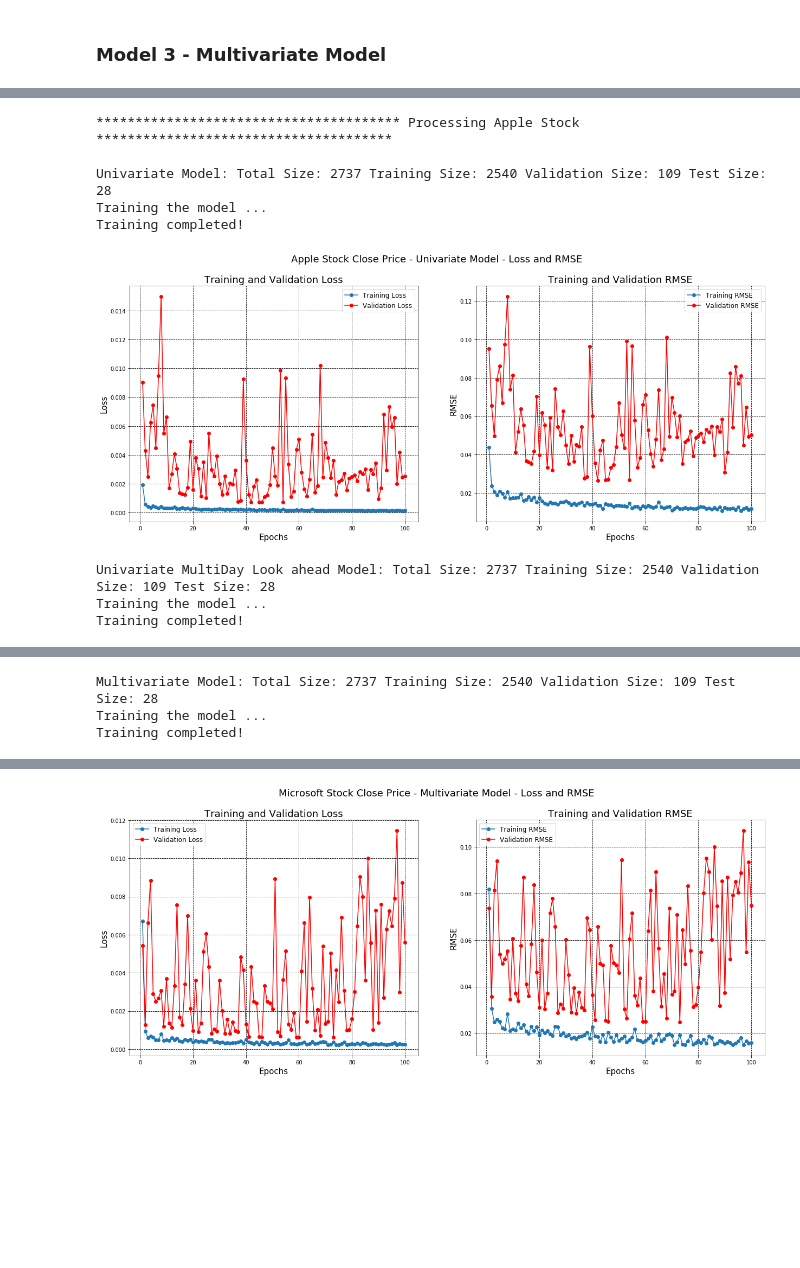
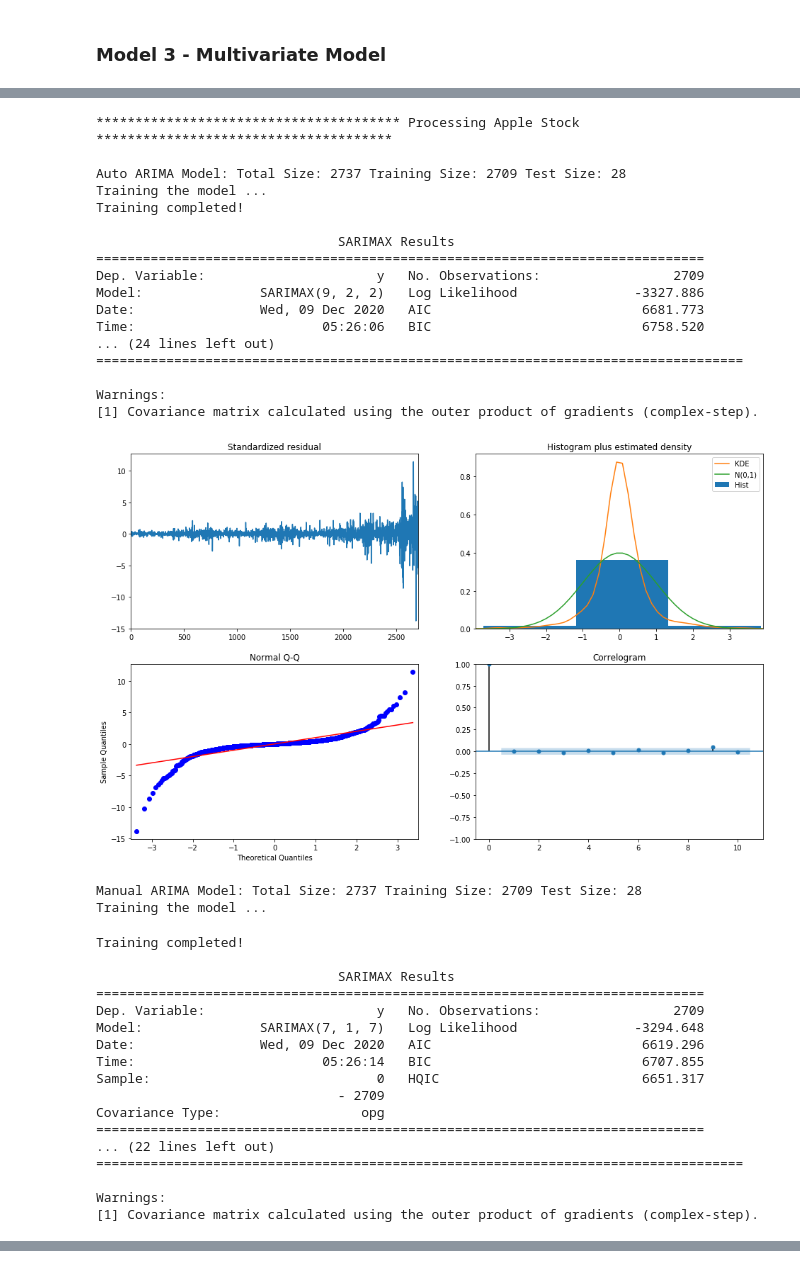
Before and after one commit to yyqian123/109A, a Jupyter notebook: cs109a_final_project.ipynb, the cells around one changed output, grey strips where cells are left out. Drawn from its saved outputs; the diff is of its cells as text; code cells hidden in the pictures; blank space fills up the shorter version.

```diff
--- a/cs109a_final_project.ipynb
+++ b/cs109a_final_project.ipynb
@@ -375,12 +615,12 @@ def univariate_model(df, scalers, security, price_type):
     test_size = total_size - total_training_size - validation_size
 
     # Print Training, Validation and Test Set Sizes
-    print("Univariate Model: Total Size:", total_size,
+    print("Univariate LSTM Model: Total Size:", total_size,
           "Training Size:", training_size, "Validation Size:", validation_size, "Test Size:", test_size)
 
     # Number of days to predict
     look_ahead = 1
-    title_prefix = security + " " + price_type + " Price - Univariate Model - "
+    title_prefix = security + " " + price_type + " Price - Univariate LSTM Model - "
 
     # Extract price and scaler for the price type
     price = df[[price_type]].values
@@ -438,7 +678,7 @@ def univariate_model(df, scalers, security, price_type):
     # Convert actual values to origianl scale
     actual = scaler.inverse_transform(test_labels.reshape(-1, 1))
 
-    return "Univariate", dates, actual, predictions, mean_squared_error(actual, predictions)
+    return "Univariate LSTM", dates, actual, predictions, mean_squared_error(actual, predictions)
 # %% [markdown]
 ### Model 2 - Univariate Multiday Look ahead Model
 # %%
@@ -451,12 +691,12 @@ def univariate_multiday_look_ahead_model(df, scalers, security, price_type):
     test_size = total_size - total_training_size - validation_size
 
     # Print Training, Validation and Test Set Sizes
-    print("Univariate MultiDay Look ahead Model: Total Size:", total_size,
+    print("\nUnivariate MultiDay Look ahead LSTM Model: Total Size:", total_size,
           "Training Size:", training_size, "Validation Size:", validation_size, "Test Size:", test_size)
 
     # Number of days to predict
     look_ahead = 3
-    title_prefix = security + " " + price_type + " Price - Univariate Multiday Look ahead Model - "
+    title_prefix = security + " " + price_type + " Price - Univariate Multiday Look ahead LSTM Model - "
 
     # Extract price and scaler for the price type
     price = df[[price_type]].values
@@ -519,7 +759,7 @@ def univariate_multiday_look_ahead_model(df, scalers, security, price_type):
     mse = np.empty(look_ahead)
 
     for i in range(look_ahead):
-        model_names[i] = "Univariate-Look ahead-" + str(i+1)
+        model_names[i] = "Univariate: Lahead-" + str(i+1)
         dates[:, i] = np.array(all_dates[i:i+test_size-look_ahead+1])
         mse[i] = mean_squared_error(actual[:, i], predictions[:, i])
 
@@ -536,12 +776,12 @@ def multivariate_model(df, scalers, security, price_type):
     test_size = total_size - total_training_size - validation_size
 
     # Print Training, Validation and Test Set Sizes
-    print("Multivariate Model: Total Size:", total_size,
+    print("Multivariate LSTM Model: Total Size:", total_size,
           "Training Size:", training_size, "Validation Size:", validation_size, "Test Size:", test_size)
 
     # Number of days to predict
     look_ahead = 1
-    title_prefix = security + " " + price_type + " Price - Multivariate Model - "
+    title_prefix = security + " " + price_type + " Price - Multivariate LSTM Model - "
 
     # Extract price and scaler for the price type
     price_all = df.values
@@ -595,4 +835,4 @@ def multivariate_model(df, scalers, security, price_type):
     # Convert actual values to origianl scale
     actual = scaler.inverse_transform(test_labels.reshape(-1, 1))
 
-    return "Multivariate", dates, actual, predictions, mean_squared_error(actual, predictions)
+    return "Multivariate LSTM", dates, actual, predictions, mean_squared_error(actual, predictions)
@@ -604,31 +844,71 @@ price_type = "Close"
 # %%
-# Build and Predict Using all LSTM Models
+# Build and Predict Using all the Models
 results = {}
 for security in dfs_price_scaled:
     print("\n*************************************** Processing", security, "**************************************\n")
     security_results = {}
 
-    price = dfs_price_scaled[security]
+    price = dfs_price[security]
+    price_diff = dfs_price_diff[security]
+
+    price_scaled = dfs_price_scaled[security]
     scaler = scalers[security]
 
-    model, dates, actual, predictions, mse = univariate_model(price, scaler, security, price_type)
+    model, dates, actual, predictions, mse = auto_arima_model(price, security, price_type)
     security_results[model] = dates, actual, predictions, mse
 
-    model, dates, actual, predictions, mse  = univariate_multiday_look_ahead_model(price, scaler, security, price_type)
+    model, dates, actual, predictions, mse = manual_arima_model(price, security, price_type)
+    security_results[model] = dates, actual, predictions, mse
+
+    model, dates, actual, predictions, mse = ar_arch_model(price, price_diff, security, price_type)
+    security_results[model] = dates, actual, predictions, mse
+
+    model, dates, actual, predictions, mse = univariate_model(price_scaled, scaler, security, price_type)
+    security_results[model] = dates, actual, predictions, mse
+
+    model, dates, actual, predictions, mse  = univariate_multiday_look_ahead_model(price_scaled, scaler, security, price_type)
     for i in range(len(model)):
         security_results[model[i]] = dates[:, i], actual[:, i], predictions[:, i], mse[i]
 
-    model, dates, actual, predictions, mse  = multivariate_model(price, scaler, security, price_type)
+    model, dates, actual, predictions, mse  = multivariate_model(price_scaled, scaler, security, price_type)
     security_results[model] = dates, actual, predictions, mse
 
     results[security] = security_results
 # %% [output]
 *************************************** Processing Apple Stock **************************************
 
-Univariate Model: Total Size: 2737 Training Size: 2540 Validation Size: 109 Test Size: 28
+Auto ARIMA Model: Total Size: 2737 Training Size: 2709 Test Size: 28
 Training the model ...
 Training completed!
+
+                               SARIMAX Results
+==============================================================================
+Dep. Variable:                      y   No. Observations:                 2709
+Model:               SARIMAX(9, 2, 2)   Log Likelihood               -3327.886
+Date:                Wed, 09 Dec 2020   AIC                           6681.773
+Time:                        05:26:06   BIC                           6758.520
+... (24 lines left out)
+===================================================================================
+
+Warnings:
+[1] Covariance matrix calculated using the outer product of gradients (complex-step).
-[figure, old version]
+[figure, new version]
-Univariate MultiDay Look ahead Model: Total Size: 2737 Training Size: 2540 Validation Size: 109 Test Size: 28
+Manual ARIMA Model: Total Size: 2737 Training Size: 2709 Test Size: 28
 Training the model ...
-Training completed!
+Training completed!
+
+                               SARIMAX Results
+==============================================================================
+Dep. Variable:                      y   No. Observations:                 2709
+Model:               SARIMAX(7, 1, 7)   Log Likelihood               -3294.648
+Date:                Wed, 09 Dec 2020   AIC                           6619.296
+Time:                        05:26:14   BIC                           6707.855
+Sample:                             0   HQIC                          6651.317
+                               - 2709
+Covariance Type:                  opg
+==============================================================================
+... (22 lines left out)
+===================================================================================
+
+Warnings:
+[1] Covariance matrix calculated using the outer product of gradients (complex-step).
@@ -636,3 +915,0 @@ Training completed!
-Multivariate Model: Total Size: 2737 Training Size: 2540 Validation Size: 109 Test Size: 28
-Training the model ...
-Training completed!
@@ -653 +941,0 @@ Training completed!
-[figure, removed]
```
Also changed, not shown: parts of 20 cells of this notebook.
